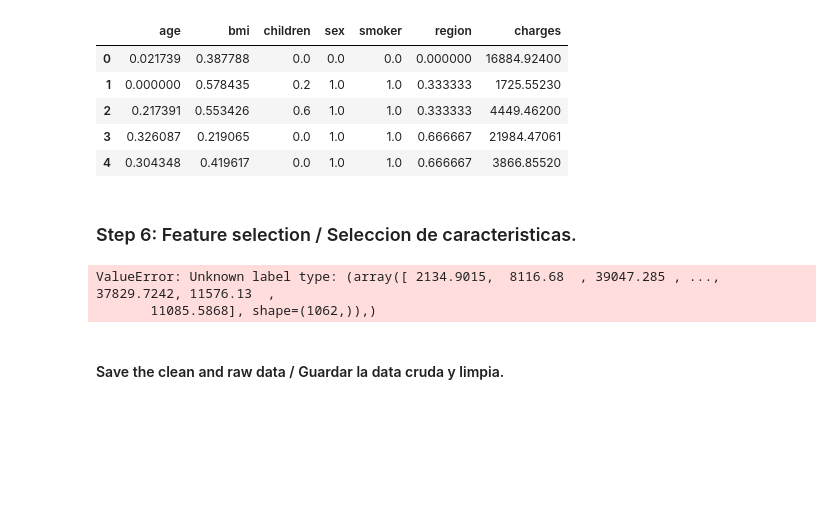
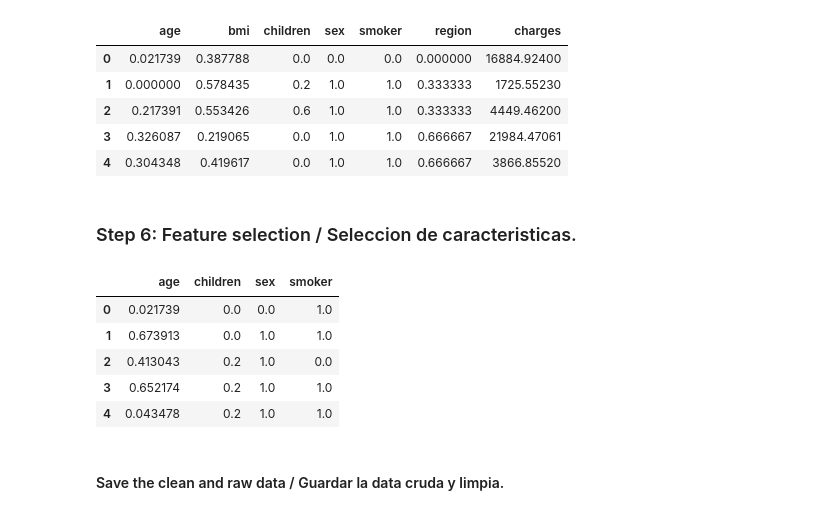
Before and after one commit to Steffanoganahl/Tutorial-de-Proyecto-de-Regresi-n-Linea, a Jupyter notebook: src/explore.ipynb, the cells around one changed output. Saved outputs shown, nothing was run; the diff lists cells and outputs as text; code cells hidden in the pictures; blank space fills up the shorter version.

Commit message:
Arreglo de errores / Fixing errors.

```diff
--- a/src/explore.ipynb
+++ b/src/explore.ipynb
@@ -360,23 +364,34 @@ df_scal.head()
 # %%
 from sklearn.feature_selection import chi2, SelectKBest
 from sklearn.model_selection import train_test_split
 
-X = df_scal.drop("charges", axis = 1)
+X = df_scal.drop("charges", axis=1)
 y = df_scal["charges"]
-
-X_train, X_test, y_train, y_test = train_test_split(X, y, test_size = 0.2, random_state = 42)
-
-
-selection_model = SelectKBest(chi2, k = 4)
-selection_model.fit(X_train, y_train)
+X_train, X_test, y_train, y_test = train_test_split(
+    X, y, test_size=0.2, random_state=42
+)
+# chi2 needs: (1) non-negative X, (2) categorical y
+scaler = MinMaxScaler()
+X_train_pos = scaler.fit_transform(X_train)
+X_test_pos = scaler.transform(X_test)
+y_train_bins = pd.qcut(y_train, q=5, labels=False, duplicates="drop")
+selection_model = SelectKBest(chi2, k=4)
+selection_model.fit(X_train_pos, y_train_bins)
 ix = selection_model.get_support()
-X_train_sel = pd.DataFrame(selection_model.transform(X_train), columns = X_train.columns.values[ix])
-X_test_sel = pd.DataFrame(selection_model.transform(X_test), columns = X_test.columns.values[ix])
-
+X_train_sel = pd.DataFrame(
+    selection_model.transform(X_train_pos), columns=X_train.columns.values[ix]
+)
+X_test_sel = pd.DataFrame(
+    selection_model.transform(X_test_pos), columns=X_train.columns.values[ix]
+)
 X_train_sel.head()
 # %% [output]
-ValueError: Unknown label type: (array([ 2134.9015,  8116.68  , 39047.285 , ..., 37829.7242, 11576.13  ,
-       11085.5868], shape=(1062,)),)
+|  | age | children | sex | smoker |
+| 0 | 0.021739 | 0.0 | 0.0 | 1.0 |
+| 1 | 0.673913 | 0.0 | 1.0 | 1.0 |
+| 2 | 0.413043 | 0.2 | 1.0 | 0.0 |
+| 3 | 0.652174 | 0.2 | 1.0 | 1.0 |
+| 4 | 0.043478 | 0.2 | 1.0 | 1.0 |
 # %% [markdown]
 #### Save the clean and raw data / Guardar la data cruda y limpia.
 # %%
```
Also changed, not shown: parts of 1 cell of this notebook, 3 other files.
